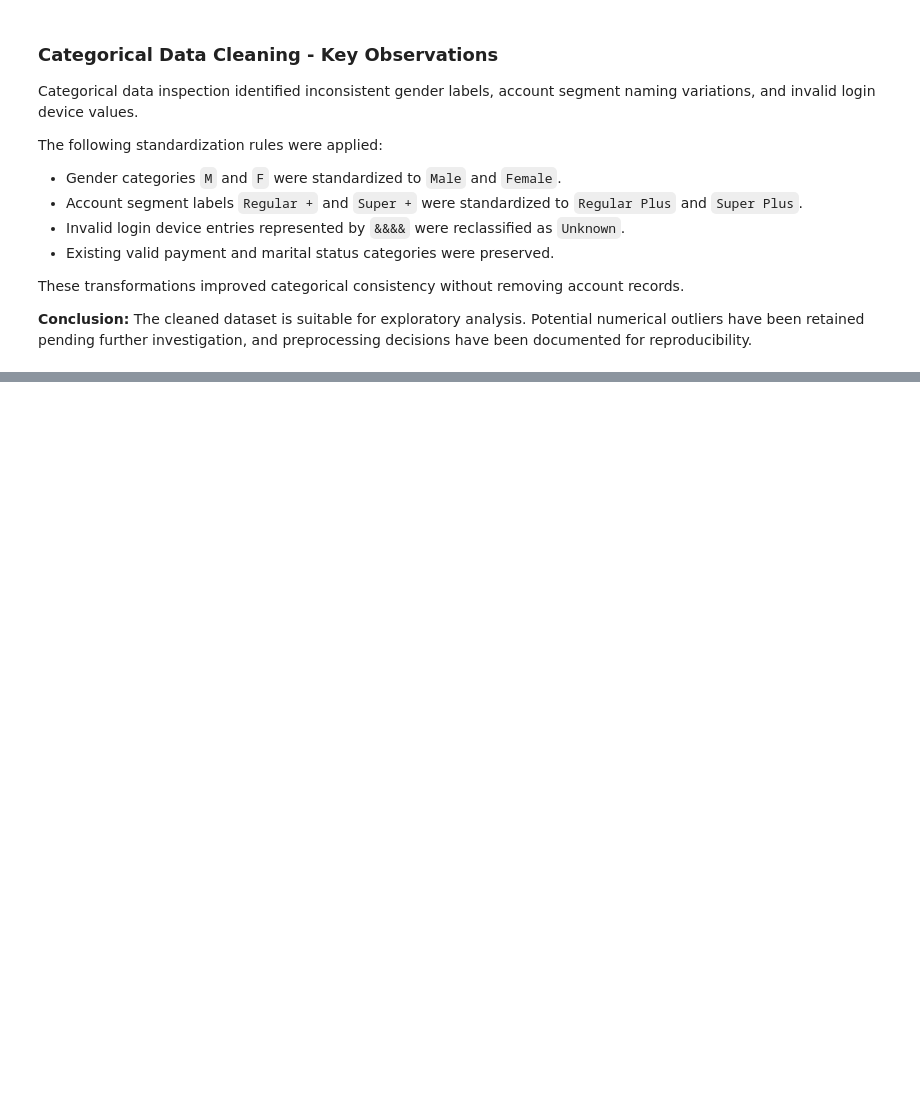
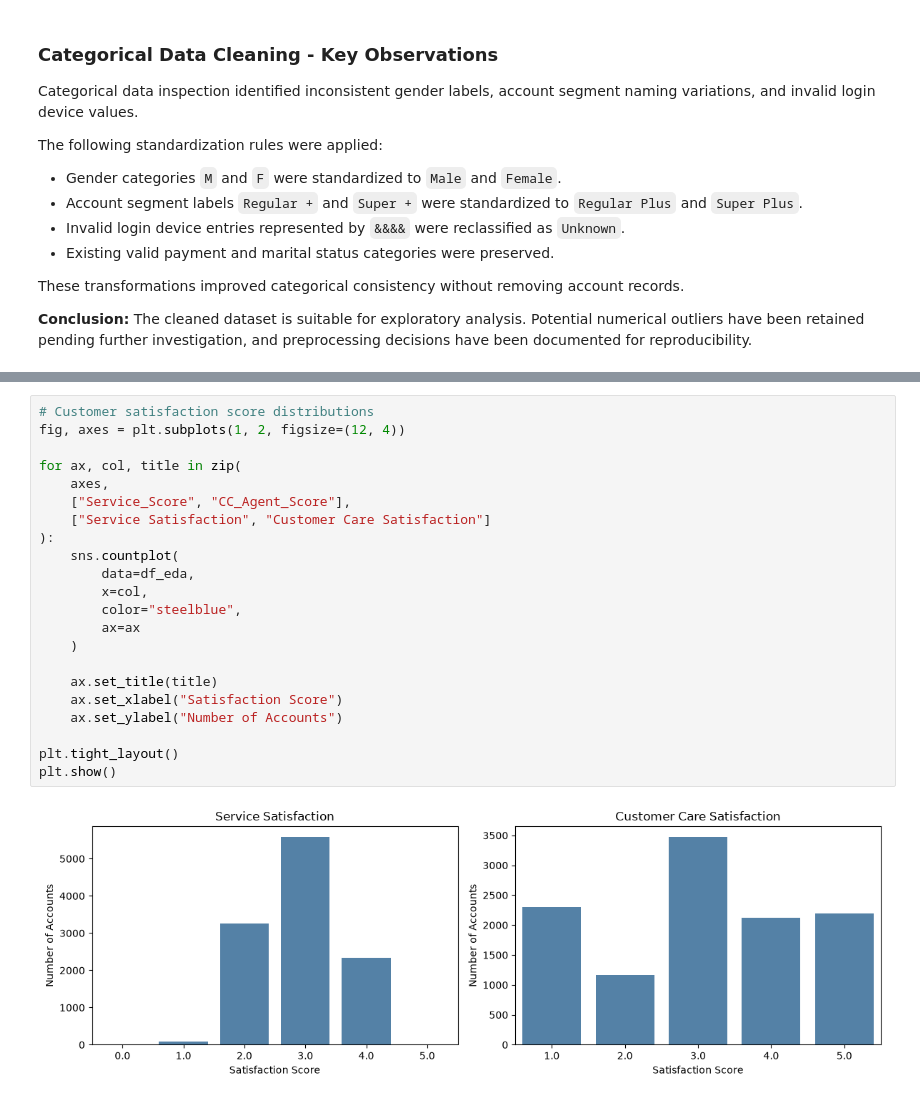
Before and after one commit to timayabi2020/churn-prediction-mlops, a Jupyter notebook: notebooks/churn_prediction.ipynb, the cells around one changed output, grey strips where cells are left out. Saved outputs shown, nothing was run; the diff lists cells and outputs as text; blank space fills up the shorter version.

```diff
--- a/notebooks/churn_prediction.ipynb
+++ b/notebooks/churn_prediction.ipynb
@@ -661,0 +818,24 @@ These transformations improved categorical consistency without removing account
+# %%
+# Customer satisfaction score distributions
+fig, axes = plt.subplots(1, 2, figsize=(12, 4))
+
+for ax, col, title in zip(
+    axes,
+    ["Service_Score", "CC_Agent_Score"],
+    ["Service Satisfaction", "Customer Care Satisfaction"]
+):
+    sns.countplot(
+        data=df_eda,
+        x=col,
+        color="steelblue",
+        ax=ax
+    )
+
+    ax.set_title(title)
+    ax.set_xlabel("Satisfaction Score")
+    ax.set_ylabel("Number of Accounts")
+
+plt.tight_layout()
+plt.show()
+# %% [output]
+[figure, added]
```
Also changed, not shown: parts of 13 cells of this notebook.
